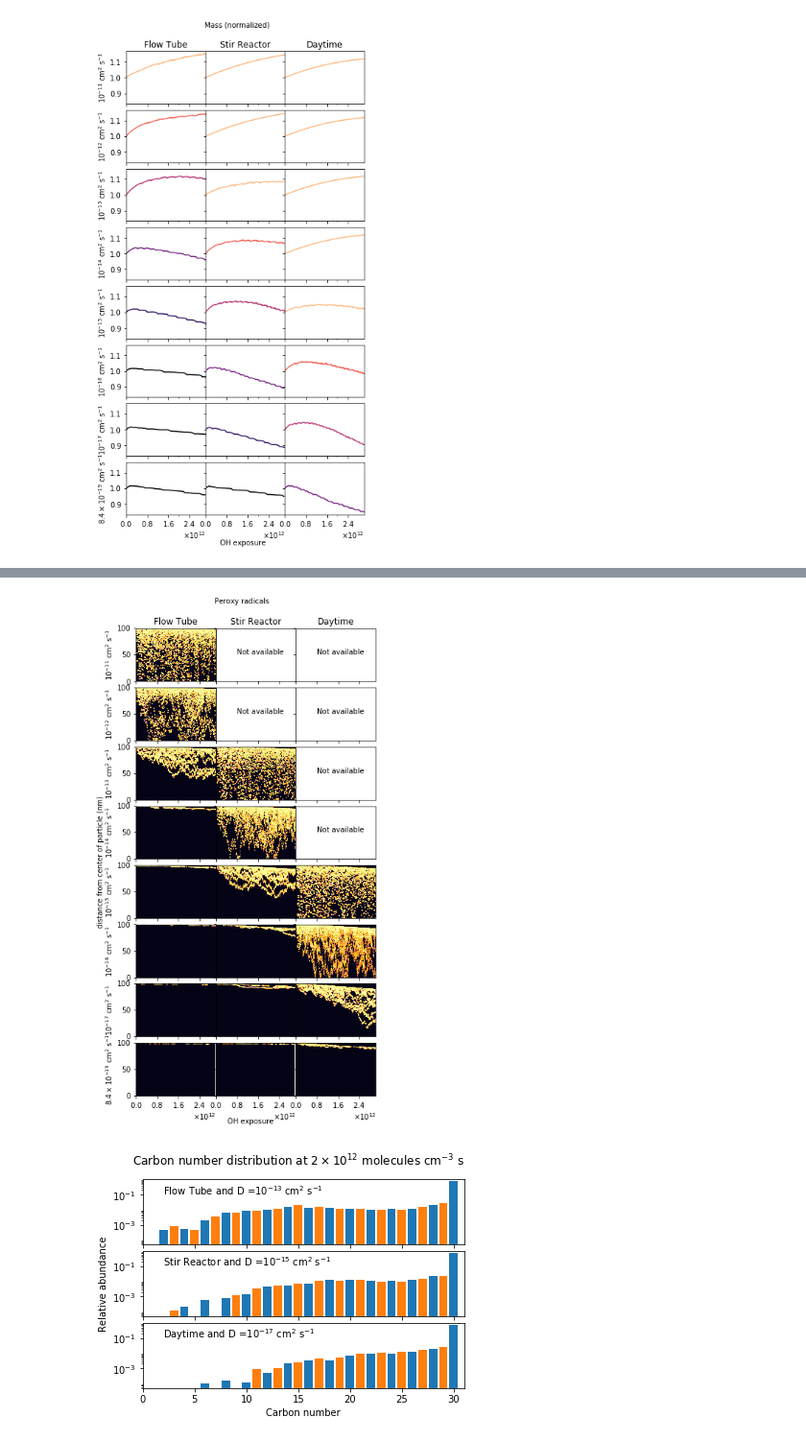
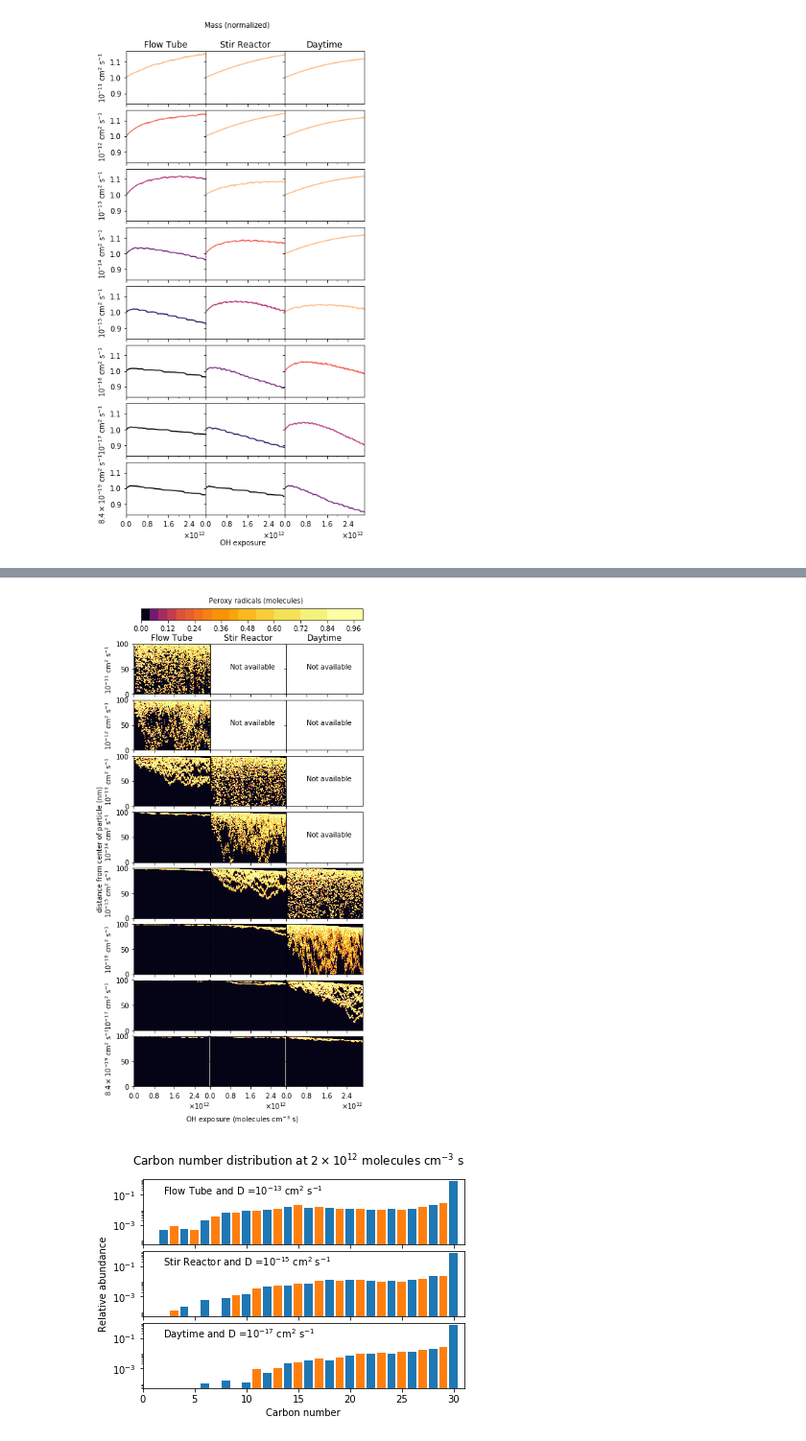
Before and after one commit to aawiegel/StackSimAnalysis, a Jupyter notebook: python/DiffusionSeries.ipynb, the cells around one changed output, grey strips where cells are left out. Shown at 96% size. Saved outputs shown, nothing was run; the diff lists cells and outputs as text; code cells hidden in the pictures.

```diff
--- a/python/DiffusionSeries.ipynb
+++ b/python/DiffusionSeries.ipynb
@@ -436,7 +436,7 @@ fig, axes = plt.subplots(8, 3, sharex=True, sharey=True, figsize=(6, 12))
 fig.suptitle(r"C$_{30}$H$_{62}$ (normalized)", y = 0.93)
 
 plt.subplots_adjust(wspace=0, hspace=0.12)
-plt.figtext(0.42, 0.08, "OH exposure")
+plt.figtext(0.3, 0.04, r"OH exposure (molecules cm$^{-3}$ s)")
 
 plt.figtext(0.0, 0.6, "distance from center of particle (nm)", rotation='vertical')
 
@@ -445,7 +445,7 @@ for cond in condition:
     j = 0
     for D in diffusion["ft"]:
         data = Tri_contours[cond+"_"+D]
-        axes[j, i].contourf(data.columns.values, data.index/1E-7, data,
+        cf = axes[j, i].contourf(data.columns.values, data.index/1E-7, data,
                            levels = levels, cmap=cmap, norm=norm, spacing='uniform')
         axes[j, i].xaxis.label.set_visible(False)
         axes[j, i].xaxis.set_major_formatter(ticker.ScalarFormatter(useMathText=True, useOffset=False))
@@ -460,6 +460,12 @@ for cond in condition:
 axes[0,0].set_xlim([0,3.02E12])
 axes[0,0].xaxis.set_major_locator(ticker.MaxNLocator(4))
 
+cbar = fig.add_axes([0.15, 0.89, 0.75, 0.02])
+fig.colorbar(cf, ax=axes.ravel().tolist(), cax = cbar,
+             orientation = 'horizontal')
+
+fig.subplots_adjust(top = 0.85, bottom = 0.1)
+
 fig.savefig(os.path.join(subdir, 'tri_contours_vertical.png'),
             fmt='png', dpi=600, bbox_inches='tight')
 # %% [output]
@@ -481,10 +487,10 @@ norm = mpl.colors.BoundaryNorm(levels, cmap.N)
 
 fig, axes = plt.subplots(8, 3, sharex=True, sharey=True, figsize=(6, 12))
 
-plt.figtext(0.38, 0.92, "O/C ratio")
+plt.figtext(0.43, 0.92, "O/C ratio")
 
 plt.subplots_adjust(wspace=0, hspace=0.12)
-plt.figtext(0.42, 0.08, "OH exposure")
+plt.figtext(0.3, 0.04, r"OH exposure (molecules cm$^{-3}$ s)")
 
 plt.figtext(0.0, 0.6, "distance from center of particle (nm)", rotation='vertical')
 
@@ -493,7 +499,7 @@ for cond in condition:
     j = 0
     for D in diffusion["ft"]:
         data = OC_contours[cond+"_"+D]
-        axes[j, i].contourf(data.columns.values, data.index/1E-7, data,
+        cf = axes[j, i].contourf(data.columns.values, data.index/1E-7, data,
                            levels = levels, cmap=cmap, norm=norm, spacing='uniform')
         axes[j, i].xaxis.label.set_visible(False)
         axes[j, i].xaxis.set_major_formatter(ticker.ScalarFormatter(useMathText=True, useOffset=False))
@@ -508,6 +514,12 @@ for cond in condition:
 axes[0,0].set_xlim([0,3.02E12])
 axes[0,0].xaxis.set_major_locator(ticker.MaxNLocator(4))
 
+cbar = fig.add_axes([0.15, 0.89, 0.75, 0.02])
+fig.colorbar(cf, ax=axes.ravel().tolist(), cax = cbar,
+             orientation = 'horizontal')
+
+fig.subplots_adjust(top = 0.85, bottom = 0.1)
+
 fig.savefig(os.path.join(subdir, 'ocratio_contours vert.png'),
             fmt='png', dpi=300, bbox_inches='tight')
 # %% [output]
@@ -524,45 +536,51 @@ labels = np.linspace(0, 1, num=6)
 
 fig, axes = plt.subplots(8, 3, sharex=True, sharey=True, figsize=(6, 12))
 
-plt.figtext(0.38, 0.92, "Peroxy radicals")
+plt.figtext(0.38, 0.92, "Peroxy radicals (molecules)")
 
 plt.subplots_adjust(wspace=0, hspace=0.12)
-plt.figtext(0.42, 0.08, "OH exposure")
+plt.figtext(0.3, 0.04, r"OH exposure (molecules cm$^{-3}$ s)")
 
 plt.figtext(0.0, 0.6, "distance from center of particle (nm)", rotation='vertical')
 
 i = 0
 for cond in condition:
     j = 0
     axes[j, i].set_title(cond_string_conv[cond])
     for D in diffusion["ft"]:
         if j in [0, 1] and i in [1, 2]:
             axes[j, i].text(0.8E12, 50, "Not available")
             j += 1
             continue
         if j in [2, 3] and i == 2:
             axes[j, i].text(0.8E12, 50, "Not available")
             j += 1
             continue
 
         data = Peroxy_contours[cond+"_"+D]
-        axes[j, i].contourf(data.columns.values, data.index/1E-7, data,
+        cf = axes[j, i].contourf(data.columns.values, data.index/1E-7, data,
                            levels = levels, cmap=cmap, norm=norm, spacing='uniform')
         axes[j, i].xaxis.label.set_visible(False)
         axes[j, i].xaxis.set_major_formatter(ticker.ScalarFormatter(useMathText=True, useOffset=False))
 
         if i == 0:
             axes[j, i].set_ylabel(D_string_format[D]+r" cm$^2$ s$^{-1}$")
         j += 1
     i += 1
 
 axes[0,0].set_xlim([0,3.02E12])
 axes[0,0].xaxis.set_major_locator(ticker.MaxNLocator(4))
 
+cbar = fig.add_axes([0.15, 0.89, 0.75, 0.02])
+fig.colorbar(cf, ax=axes.ravel().tolist(), cax = cbar,
+             orientation = 'horizontal')
+
+fig.subplots_adjust(top = 0.85, bottom = 0.1)
+
 fig.savefig(os.path.join(subdir, 'peroxy_contours vert.png'),
             fmt='png', dpi=300, bbox_inches='tight')
 # %% [output]
-[figure, old version]
+[figure, new version]
 # %%
 %matplotlib inline
 
```
Also changed, not shown: parts of 3 cells of this notebook.
